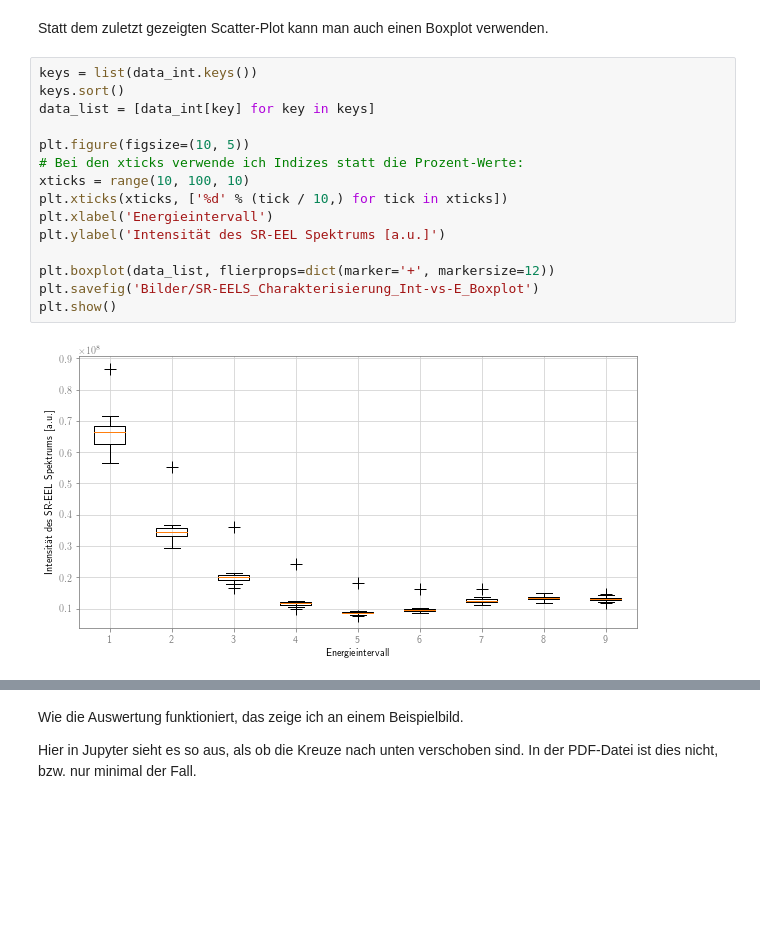
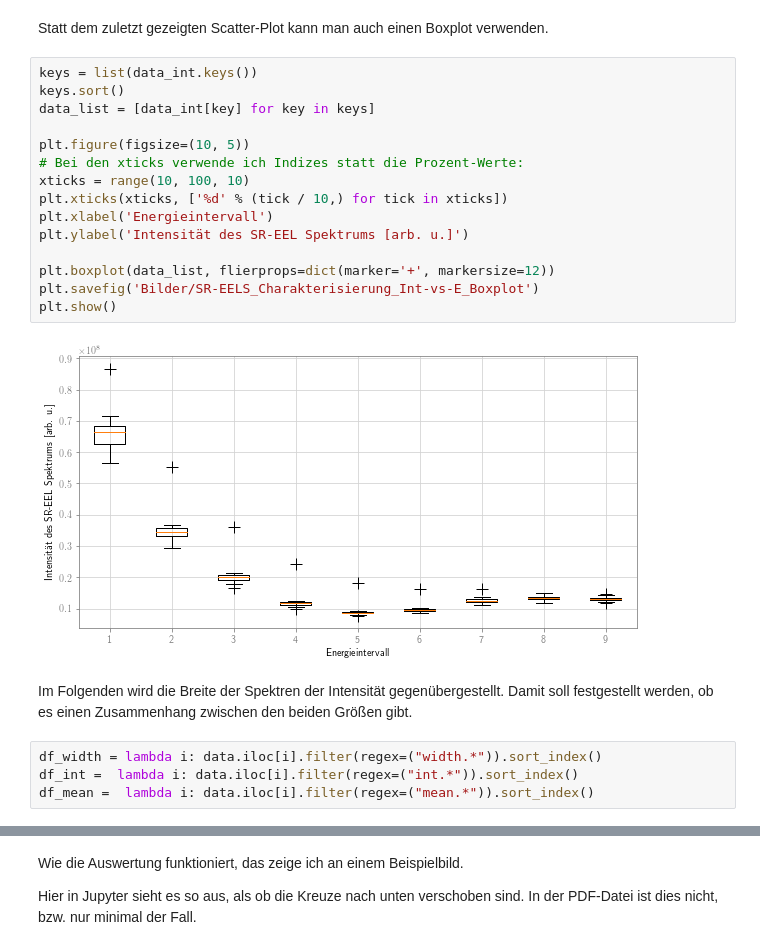
Before and after one commit to m-entrup/Dissertation, a Jupyter notebook: Jupyter-Notebooks/Kapitel3/SR-EELS-Charakterisierung.ipynb, the cells around one changed output, grey strips where cells are left out. Drawn from its saved outputs; the diff is of its cells as text; blank space fills up the shorter version.

```diff
--- a/Jupyter-Notebooks/Kapitel3/SR-EELS-Charakterisierung.ipynb
+++ b/Jupyter-Notebooks/Kapitel3/SR-EELS-Charakterisierung.ipynb
@@ -469,17 +513,23 @@ Statt dem zuletzt gezeigten Scatter-Plot kann man auch einen Boxplot verwenden.
 # %%
 keys = list(data_int.keys())
 keys.sort()
 data_list = [data_int[key] for key in keys]
 
 plt.figure(figsize=(10, 5))
 # Bei den xticks verwende ich Indizes statt die Prozent-Werte:
 xticks = range(10, 100, 10)
 plt.xticks(xticks, ['%d' % (tick / 10,) for tick in xticks])
 plt.xlabel('Energieintervall')
-plt.ylabel('Intensität des SR-EEL Spektrums [a.u.]')
+plt.ylabel('Intensität des SR-EEL Spektrums [arb. u.]')
 
 plt.boxplot(data_list, flierprops=dict(marker='+', markersize=12))
 plt.savefig('Bilder/SR-EELS_Charakterisierung_Int-vs-E_Boxplot')
 plt.show()
 # %% [output]
-[figure, old version]
+[figure, new version]
+# %% [markdown]
+Im Folgenden wird die Breite der Spektren der Intensität gegenübergestellt. Damit soll festgestellt werden, ob es einen Zusammenhang zwischen den beiden Größen gibt.
+# %%
+df_width = lambda i: data.iloc[i].filter(regex=("width.*")).sort_index()
+df_int =  lambda i: data.iloc[i].filter(regex=("int.*")).sort_index()
+df_mean =  lambda i: data.iloc[i].filter(regex=("mean.*")).sort_index()
```
Also changed, not shown: parts of 14 cells of this notebook, 18 other files.
